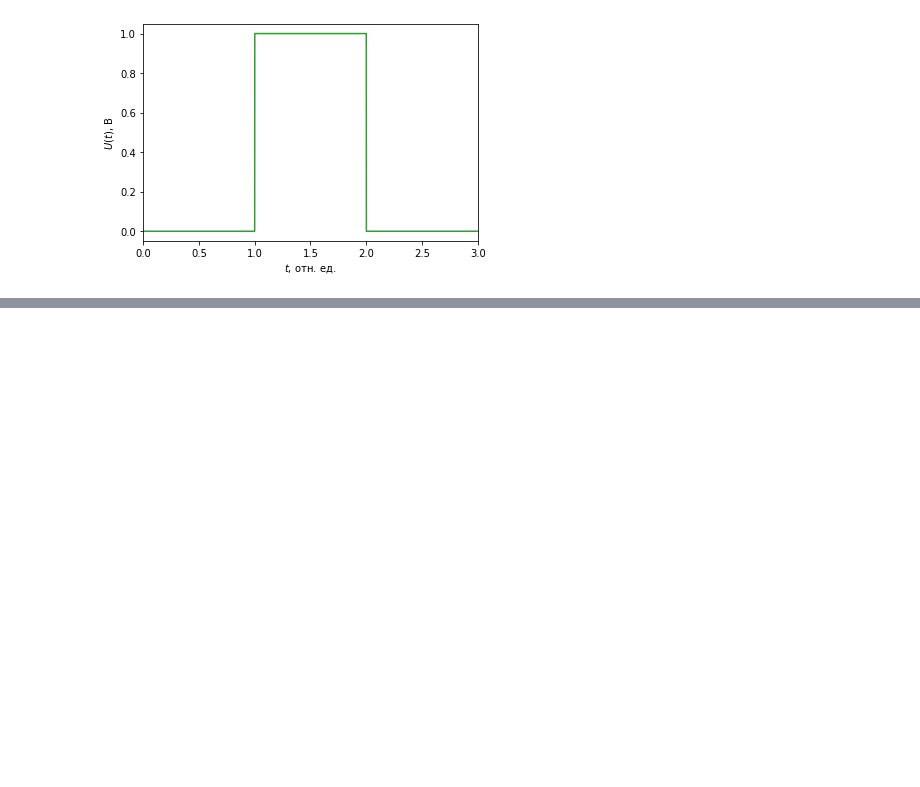
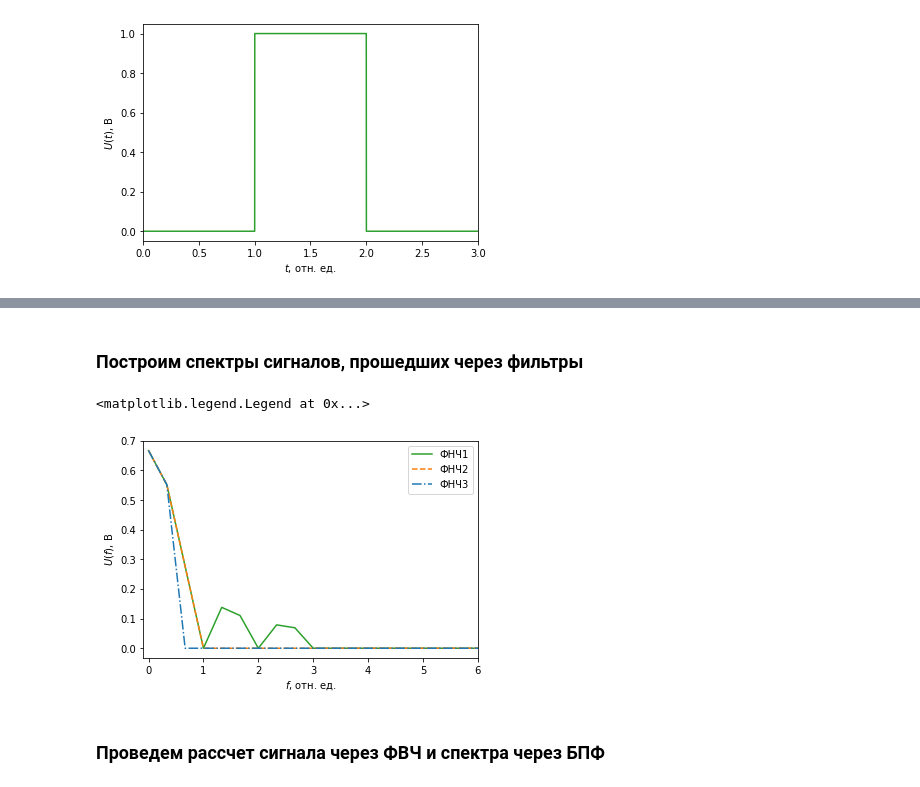
Before and after one commit to DaniilSysoev/opisis_sem_4, a Jupyter notebook: Описис_сем_4.ipynb, the cells around one changed output, grey strips where cells are left out. Cells and saved outputs as stored; diff of their text form; code cells hidden in the pictures; blank space fills up the shorter version.

```diff
--- a/Описис_сем_4.ipynb
+++ b/Описис_сем_4.ipynb
@@ -246,0 +230,4 @@ ax.set_xlim(0, T)
+# %%
+spec_lf1 = np.fft.fft(sig_lf1)
+spec_lf2 = np.fft.fft(sig_lf2)
+spec_lf3 = np.fft.fft(sig_lf3)
@@ -246,0 +248,16 @@ ax.set_xlim(0, T)
+# %% [markdown]
+<h3>Построим спектры сигналов, прошедших через фильтры</h3>
+# %%
+fig, ax = plt.subplots()
+ax.plot(freq[0:n//2], (np.hypot(spec_lf1.real, spec_lf1.imag)/n*2.0)[0:n//2],color='tab:green',label='ФНЧ1' )
+ax.plot(freq[0:n//2], (np.hypot(spec_lf2.real, spec_lf2.imag)/n*2.0)[0:n//2],'--',color='tab:orange',label='ФНЧ2')
+ax.plot(freq[0:n//2], (np.hypot(spec_lf3.real, spec_lf3.imag)/n*2.0)[0:n//2],'-.',color='tab:blue',label='ФНЧ3')
+ax.set_xlabel("$f$, отн. ед.", fontsize=10)
+ax.set_ylabel("$U(f)$, В", fontsize=10)
+ax.set_xlim(-0.1, 6)
+ax.legend(loc='best')
+# %% [output]
+<matplotlib.legend.Legend at 0x...>
+[figure, added]
+# %% [markdown]
+<h3>Проведем рассчет сигнала через ФВЧ и спектра через БПФ</h3>
```
Also changed, not shown: parts of 27 cells of this notebook.
